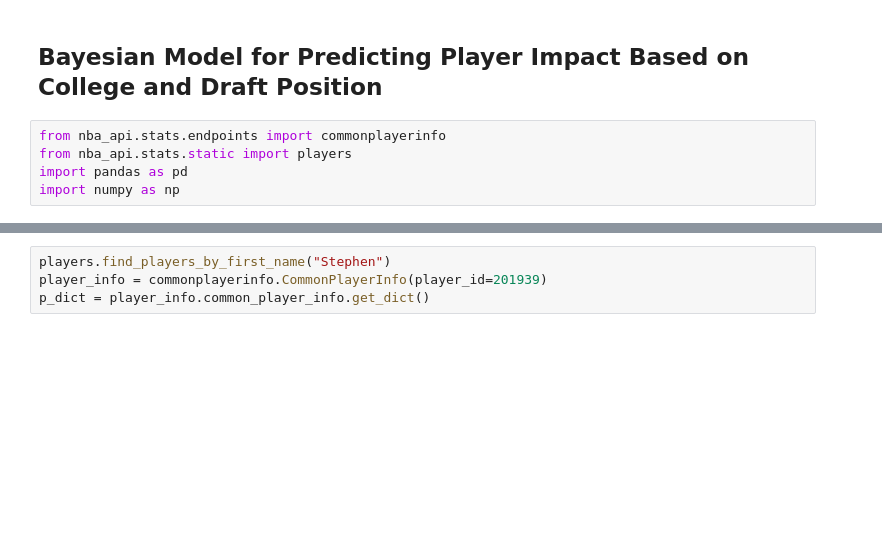
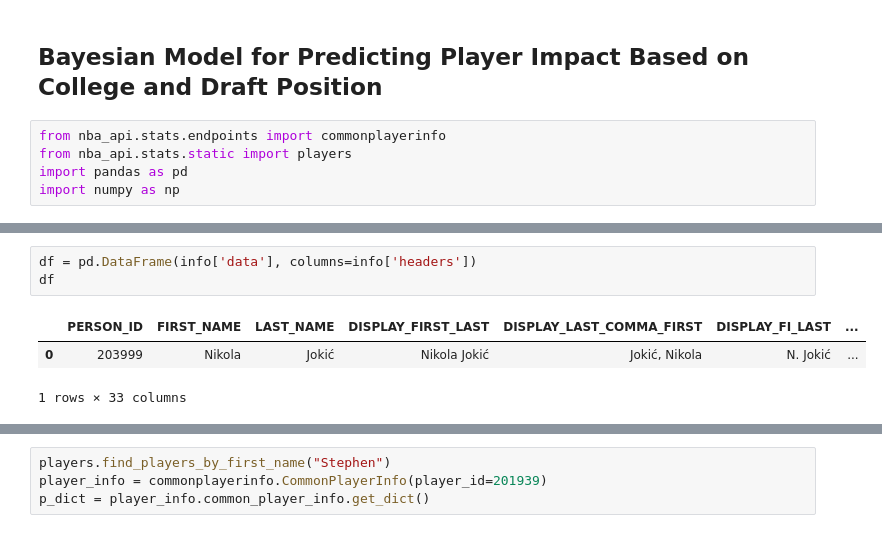
Before and after one commit to nicholaskim1004/Bayesian-NBA-Peak-Analysis, a Jupyter notebook: data_pre.ipynb, the cells around one changed output, grey strips where cells are left out. Saved outputs shown, nothing was run; the diff lists cells and outputs as text; blank space fills up the shorter version.

```diff
--- a/data_pre.ipynb
+++ b/data_pre.ipynb
@@ -7,0 +73,7 @@ import numpy as np
+# %%
+df = pd.DataFrame(info['data'], columns=info['headers'])
+df
+# %% [output]
+|  | PERSON_ID | FIRST_NAME | LAST_NAME | DISPLAY_FIRST_LAST | DISPLAY_LAST_COMMA_FIRST | DISPLAY_FI_LAST | ... |
+| 0 | 203999 | Nikola | Jokić | Nikola Jokić | Jokić, Nikola | N. Jokić | ... |
+1 rows × 33 columns
```
Also changed, not shown: parts of 13 cells of this notebook.
